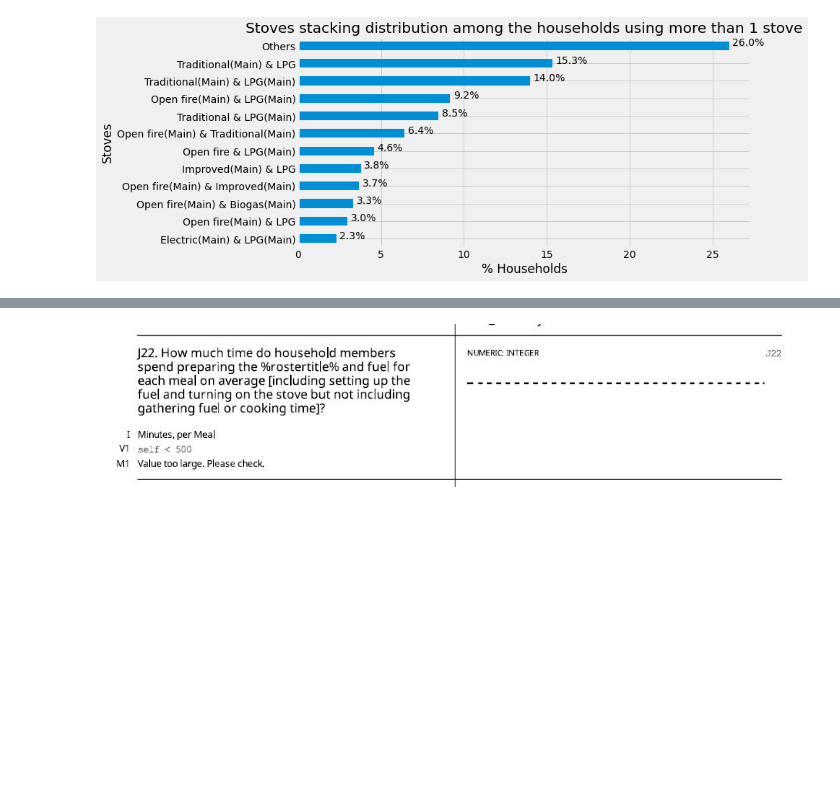
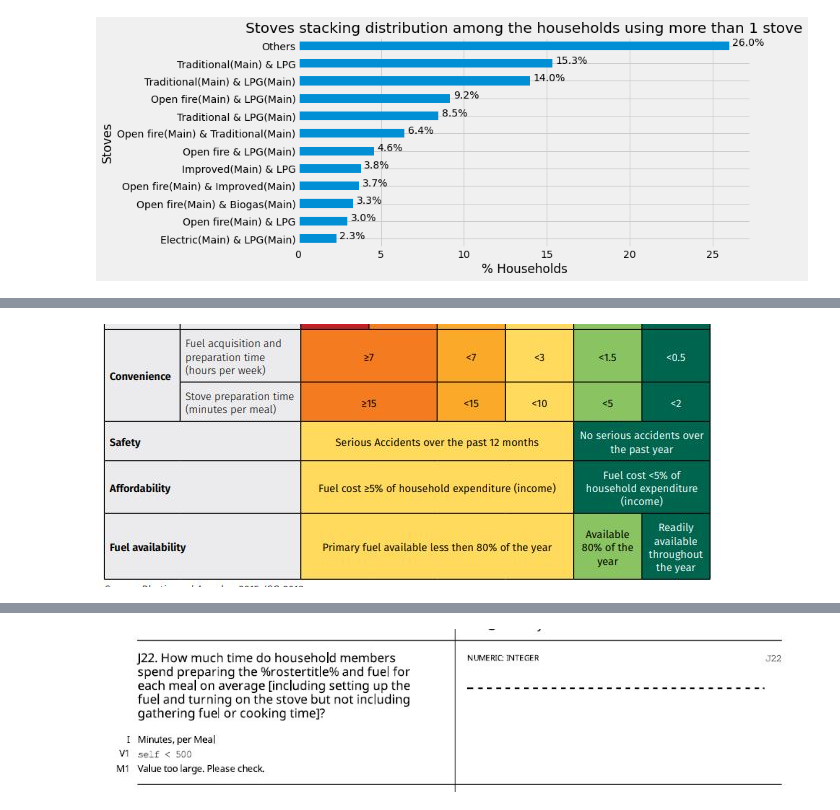
Before and after one commit to alfonsocaiazzo/esmap-mtf-data, a Jupyter notebook: Nepal/Nepal - Cook stove Analysis.ipynb, the cells around one changed output, grey strips where cells are left out. Cells and saved outputs as stored; diff of their text form; code cells hidden in the pictures; blank space fills up the shorter version.

```diff
--- a/Nepal/Nepal - Cook stove Analysis.ipynb
+++ b/Nepal/Nepal - Cook stove Analysis.ipynb
@@ -392,0 +392,4 @@ setting up the fuel and turning on the stove but not including gathering fuel or
+# %%
+Image('references/Energy cooking services tiers.JPG')
+# %% [output]
+[figure, added]
```
Also changed, not shown: parts of 27 cells of this notebook, 5 other files.
